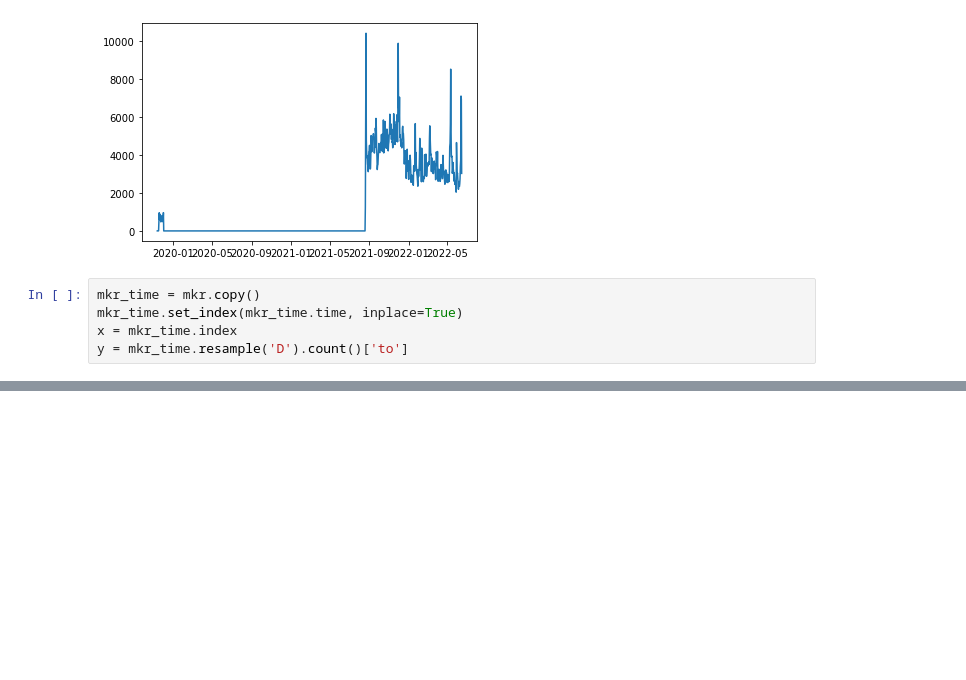
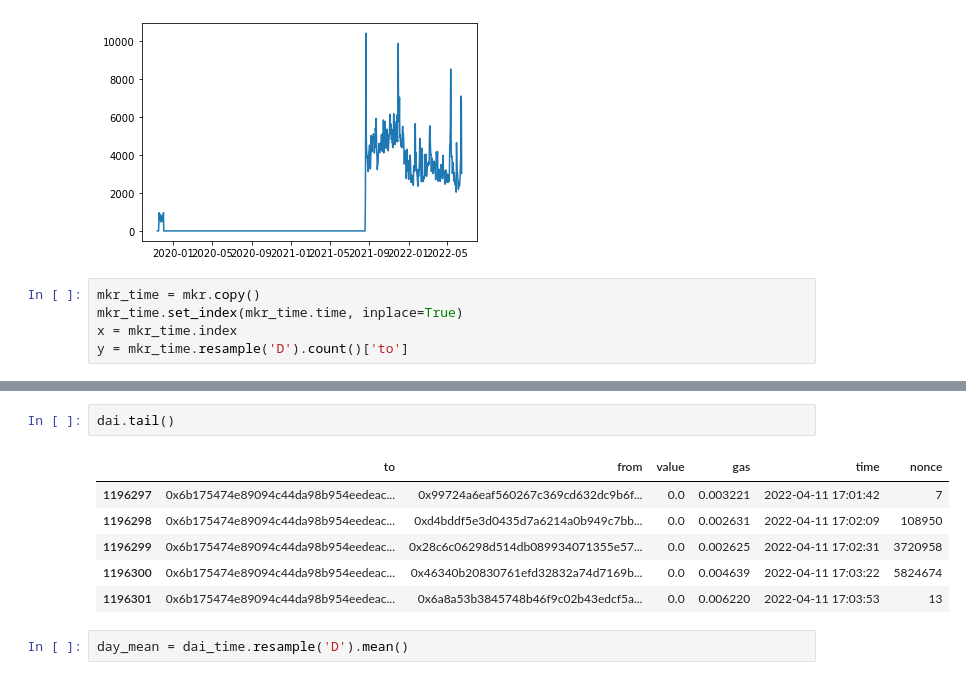
Before and after one commit to Blockchaire/Blockchaire, a Jupyter notebook: Etherscan/eda.ipynb, the cells around one changed output, grey strips where cells are left out. Saved outputs shown, nothing was run; the diff lists cells and outputs as text; blank space fills up the shorter version.

```diff
--- a/Etherscan/eda.ipynb
+++ b/Etherscan/eda.ipynb
@@ -68,0 +74,11 @@ y = mkr_time.resample('D').count()['to']
+# %%
+dai.tail()
+# %% [output]
+|  | to | from | value | gas | time | nonce |
+| 1196297 | 0x6b175474e89094c44da98b954eedeac... | 0x99724a6eaf560267c369cd632dc9b6f... | 0.0 | 0.003221 | 2022-04-11 17:01:42 | 7 |
+| 1196298 | 0x6b175474e89094c44da98b954eedeac... | 0xd4bddf5e3d0435d7a6214a0b949c7bb... | 0.0 | 0.002631 | 2022-04-11 17:02:09 | 108950 |
+| 1196299 | 0x6b175474e89094c44da98b954eedeac... | 0x28c6c06298d514db089934071355e57... | 0.0 | 0.002625 | 2022-04-11 17:02:31 | 3720958 |
+| 1196300 | 0x6b175474e89094c44da98b954eedeac... | 0x46340b20830761efd32832a74d7169b... | 0.0 | 0.004639 | 2022-04-11 17:03:22 | 5824674 |
+| 1196301 | 0x6b175474e89094c44da98b954eedeac... | 0x6a8a53b3845748b46f9c02b43edcf5a... | 0.0 | 0.006220 | 2022-04-11 17:03:53 | 13 |
+# %%
+day_mean = dai_time.resample('D').mean()
```
Also changed, not shown: parts of 6 cells of this notebook, 12 other files.
